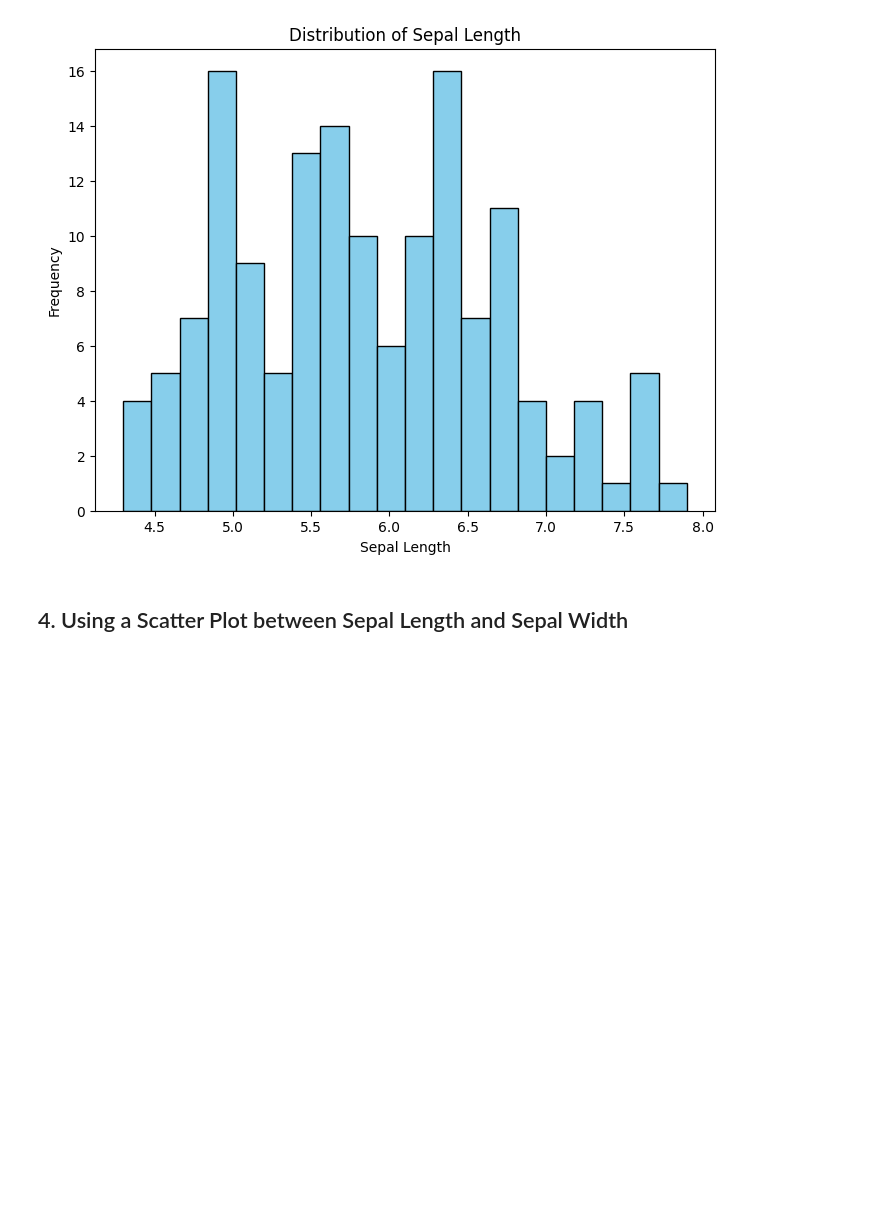
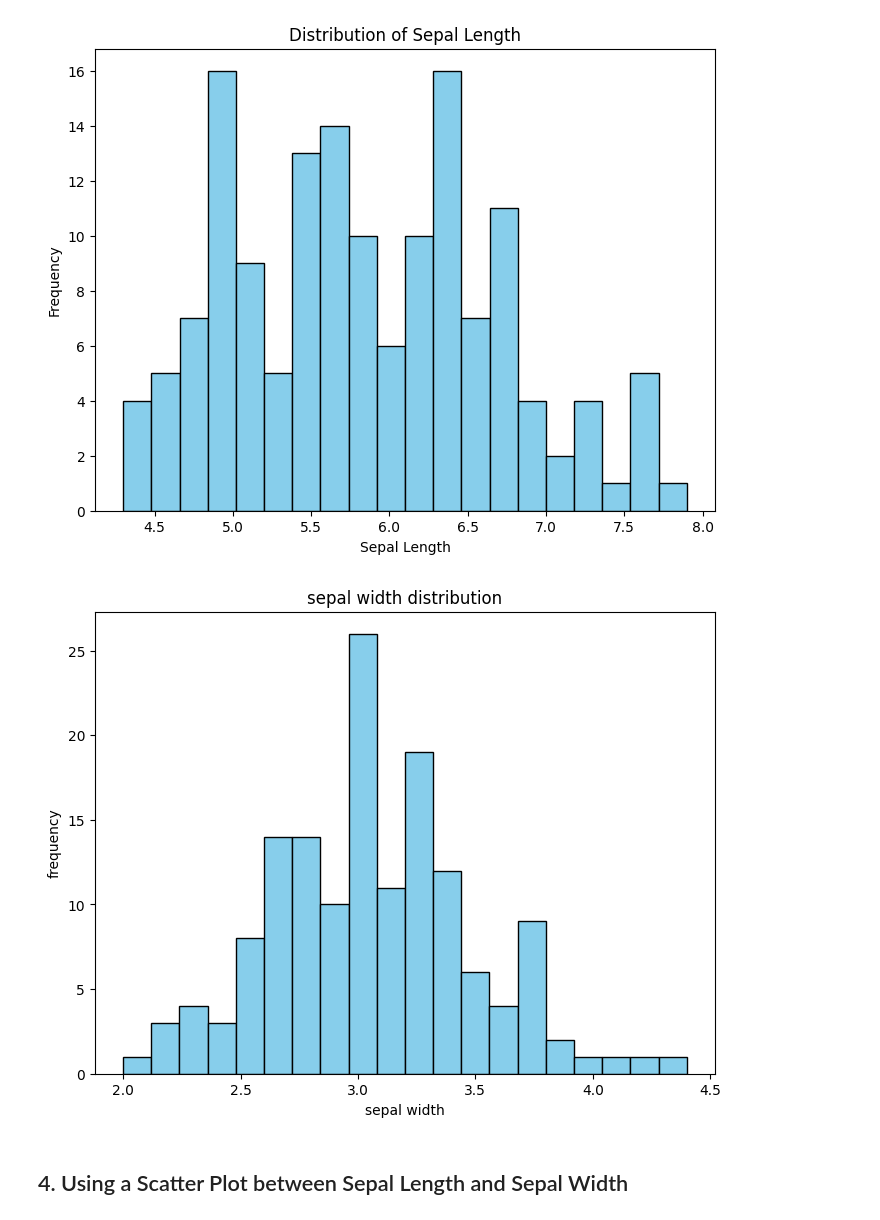
Before and after one commit to AkZcH/AD-Lab--6th-Semester-, a Jupyter notebook: Lab-1/index.ipynb, the cells around one changed output. Drawn from its saved outputs; the diff is of its cells as text; code cells hidden in the pictures; blank space fills up the shorter version.

```diff
--- a/Lab-1/index.ipynb
+++ b/Lab-1/index.ipynb
@@ -29,6 +29,16 @@ plt.ylabel('Frequency')
 plt.show()
 # %% [output]
 [figure]
+# %%
+# from sympy.abc import y
+plt.figure(figsize=(8, 6))
+plt.hist(iris['sepal_width'], bins=20, color='skyblue', edgecolor='black')
+plt.title("sepal width distribution")
+plt.xlabel("sepal width")
+plt.ylabel("frequency")
+plt.show()
+# %% [output]
+[figure, added]
 # %% [markdown]
 ## 4. Using a Scatter Plot between Sepal Length and Sepal Width
 # %%
```
Also changed, not shown: parts of 1 cell of this notebook, 9 other files.
